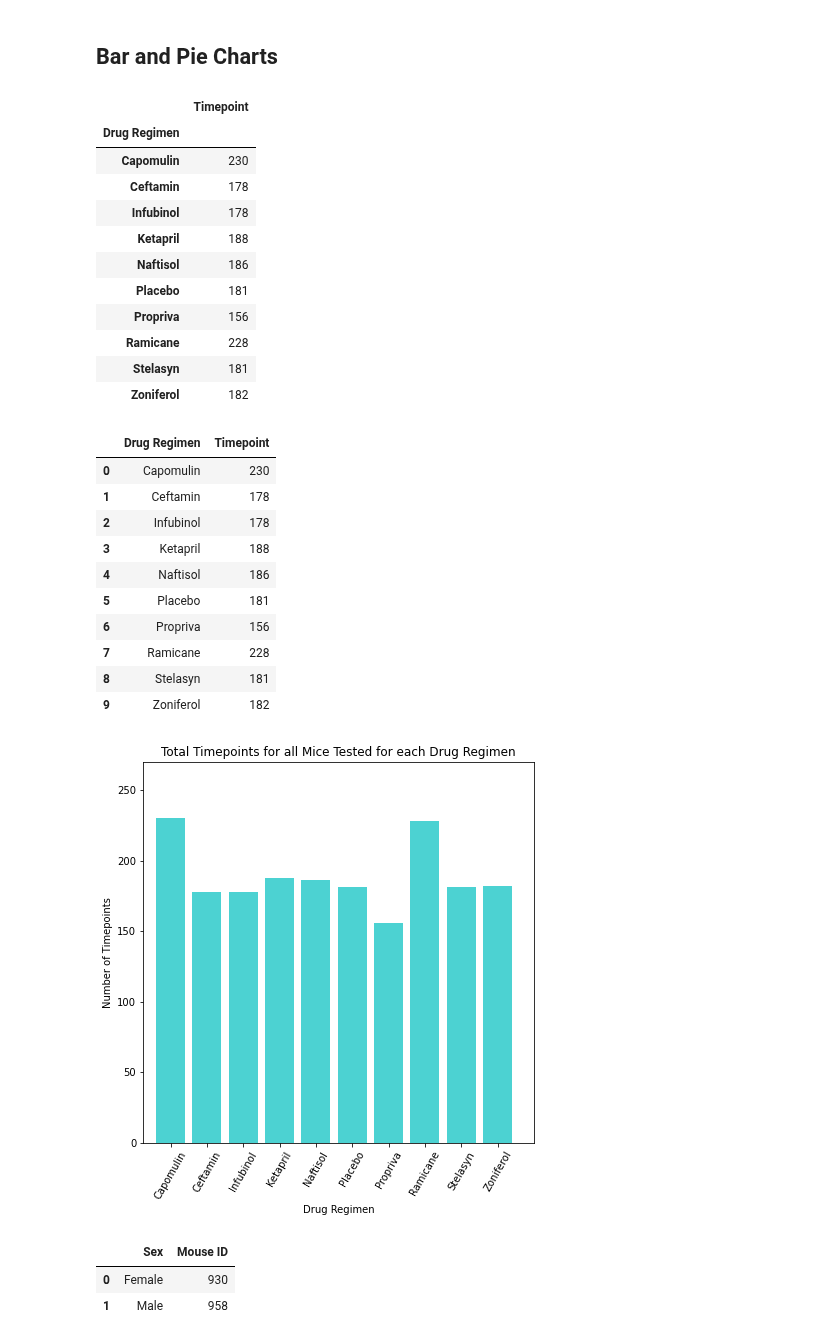
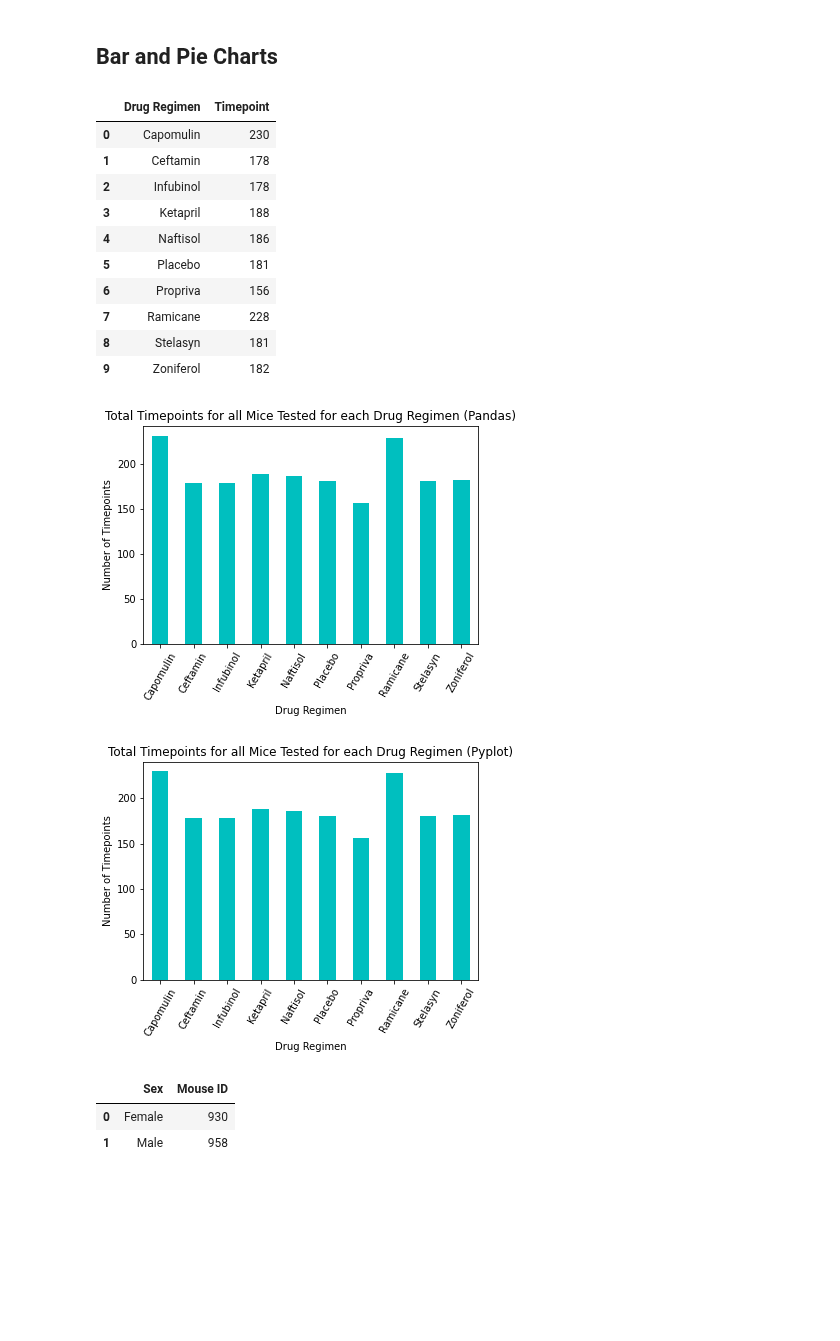
Before and after one commit to NathanJPotter/Matplotlib-challenge-np, a Jupyter notebook: Pymaceuticals/pymaceuticals_starter.ipynb, the cells around one changed output. Saved outputs shown, nothing was run; the diff lists cells and outputs as text; code cells hidden in the pictures; blank space fills up the shorter version.

Commit message:
Bar chart: pandas and pyplot are done

```diff
--- a/Pymaceuticals/pymaceuticals_starter.ipynb
+++ b/Pymaceuticals/pymaceuticals_starter.ipynb
@@ -246,37 +246,24 @@ agg_tumor_vol_stats_df
 # %%
 ## Generate a bar plot showing the total number of timepoints for all mice tested for each drug regimen using Pandas.
 
-# Put drug regimen and number of timepoints into a dataframe
+# Put drug regimen and number of timepoints into a dataframe and reset the index so drug regimen is in a column
 timepoints_df = drug_regimen_df['Timepoint']
 total_timepoints_df = timepoints_df.count()
+
 timepoints_per_regimen_df = pd.DataFrame(total_timepoints_df)
 timepoints_per_regimen_df
+
+drug_regimen_timepoints_df = timepoints_per_regimen_df.reset_index()
+drug_regimen_timepoints_df
 # %% [output]
-|  | Timepoint |
-| Drug Regimen |  |
-| Capomulin | 230 |
-| Ceftamin | 178 |
-| Infubinol | 178 |
-| Ketapril | 188 |
-| Naftisol | 186 |
-| Placebo | 181 |
-| Propriva | 156 |
-| Ramicane | 228 |
-| Stelasyn | 181 |
-| Zoniferol | 182 |
+|  | Drug Regimen | Timepoint |
+| 0 | Capomulin | 230 |
+| 1 | Ceftamin | 178 |
+| 2 | Infubinol | 178 |
+| 3 | Ketapril | 188 |
+| 4 | Naftisol | 186 |
+| 5 | Placebo | 181 |
+| 6 | Propriva | 156 |
+| 7 | Ramicane | 228 |
+| 8 | Stelasyn | 181 |
+| 9 | Zoniferol | 182 |
-# %%
-# Reset the index so drug regimen is in a column
-drug_regimen_timepoints_df = timepoints_per_regimen_df.reset_index()
-drug_regimen_timepoints_df
-# %% [output]
-|  | Drug Regimen | Timepoint |
-| 0 | Capomulin | 230 |
-| 1 | Ceftamin | 178 |
-| 2 | Infubinol | 178 |
-| 3 | Ketapril | 188 |
-| 4 | Naftisol | 186 |
-| 5 | Placebo | 181 |
-| 6 | Propriva | 156 |
-| 7 | Ramicane | 228 |
-| 8 | Stelasyn | 181 |
-| 9 | Zoniferol | 182 |
@@ -287,20 +270,34 @@ ticklocations = [value for value in x_axis]
+# %%
+## Generate a bar plot showing the total number of timepoints for all mice tested for each drug regimen using Pandas.
+
+drug_regimen_timepoints_df.plot(kind="bar", x="Drug Regimen", y="Timepoint", rot=60, color='c',
+                                                  title="Total Timepoints for all Mice Tested for each Drug Regimen (Pandas)",
+                                                  legend="", ylabel="Number of Timepoints");
+# %% [output]
+[figure, added]
 # %%
+## Generate a bar plot showing the total number of timepoints for all mice tested for each drug regimen using pyplot.
+
+# Set x axis and tick locations
+x_axis = np.arange(len(drug_regimen_timepoints_df))
+ticklocations = [value for value in x_axis]
+
 # Set plot parameters
-plt.figure(figsize=(7,7))
+plt.figure(figsize=(6,4))
 
-plt.bar(x_axis, drug_regimen_timepoints_df["Timepoint"], color='c', alpha=0.7, align="center")
+plt.bar(x_axis, drug_regimen_timepoints_df["Timepoint"], width=0.5, color='c', alpha=1, align="center")
 plt.xticks(ticklocations, drug_regimen_timepoints_df["Drug Regimen"], rotation="60")
 
 # Set x and y limits
-plt.xlim(-0.75, len(x_axis))
-plt.ylim(0, max(drug_regimen_timepoints_df["Timepoint"])+40)
+plt.xlim(-0.5, len(x_axis)-0.5)
+plt.ylim(0, max(drug_regimen_timepoints_df["Timepoint"])+10)
 
 # Set a title and labels
-plt.title("Total Timepoints for all Mice Tested for each Drug Regimen")
+plt.title("Total Timepoints for all Mice Tested for each Drug Regimen (Pyplot)")
 plt.xlabel("Drug Regimen")
 plt.ylabel("Number of Timepoints");
 # %% [output]
-[figure, old version]
+[figure, new version]
 # %%
 # Generate a bar plot showing the total number of timepoints for all mice tested for each drug regimen using pyplot.
 # %%
```
Also changed, not shown: parts of 5 cells of this notebook.
